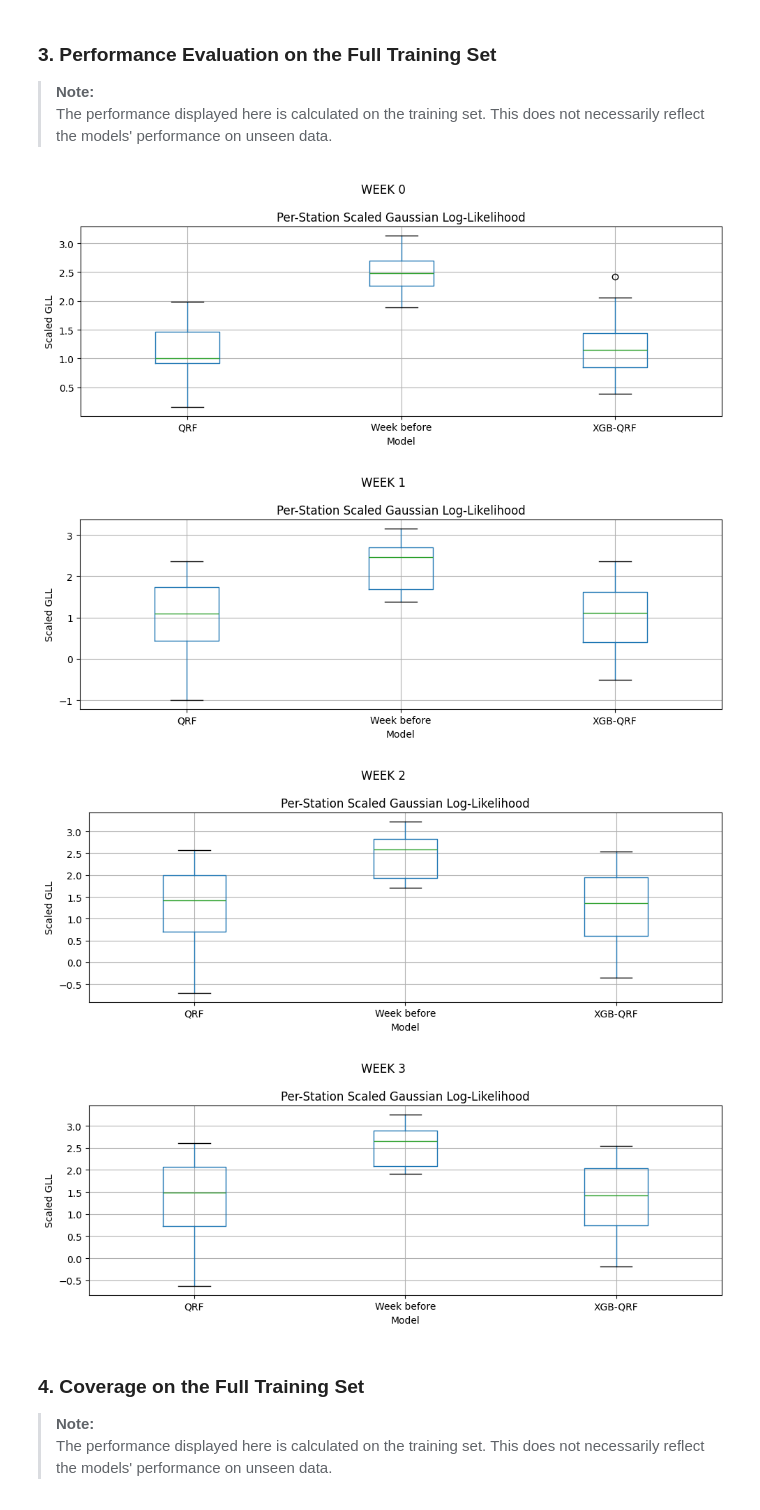
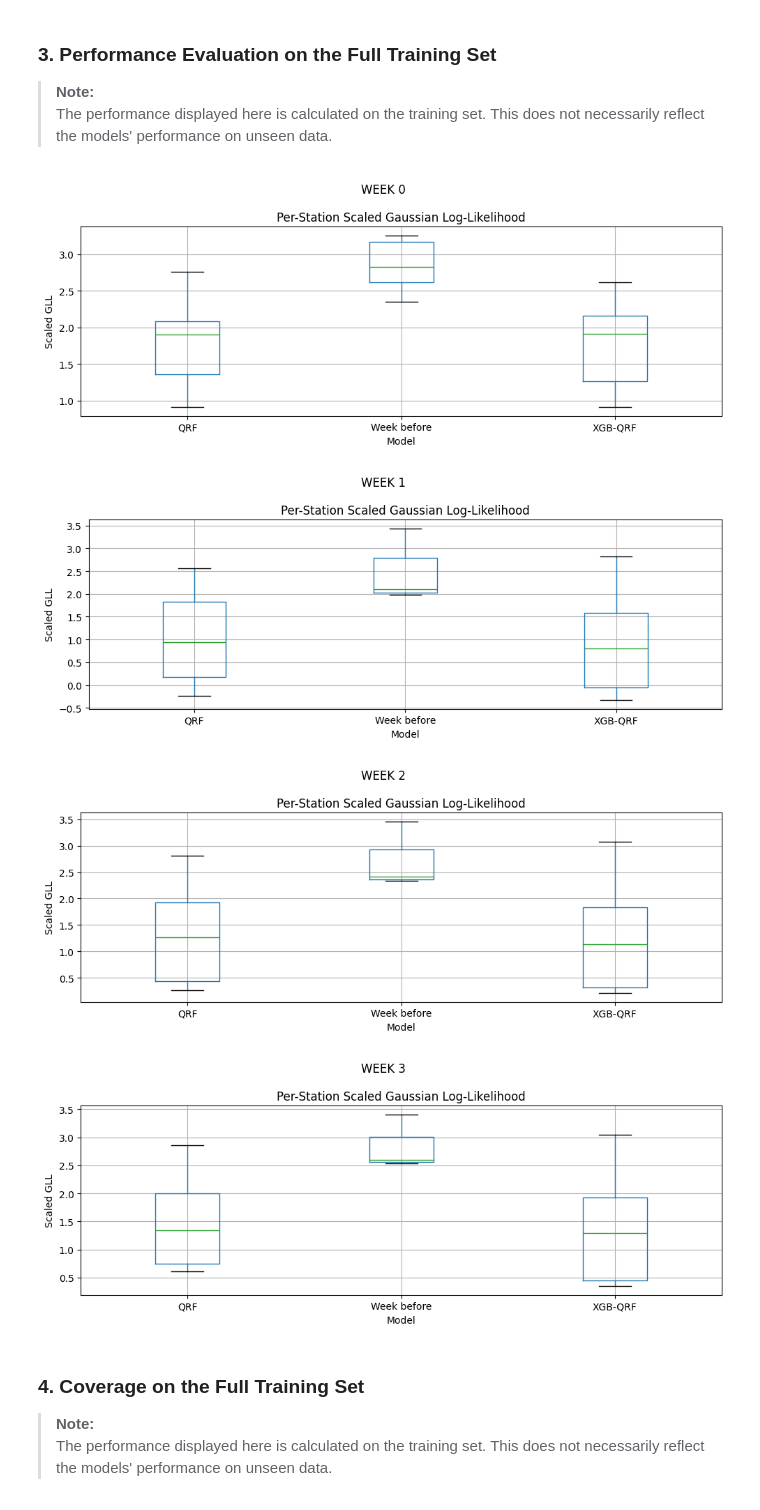
Before and after one commit to lucas066001/WaterScarcity.Hackathon, a Jupyter notebook: src/notebooks/Summary/03 - Model Training.ipynb, the cells around one changed output. Drawn from its saved outputs; the diff is of its cells as text; code cells hidden in the pictures.

```diff
--- a/src/notebooks/Summary/03 - Model Training.ipynb
+++ b/src/notebooks/Summary/03 - Model Training.ipynb
@@ -149,7 +149,7 @@ def get_y_train(df, number_of_weeks=NUMBER_OF_WEEK):
         df_copy.drop(columns=[f"water_flow_week{i+1}"], inplace=True)
     return df_copy, y_train
 # %%
-train_split, test_split, eval_split = split_dataset(
+train_split, eval_split, test_split = split_dataset(
     dataset_train, 0.75, TIME_VALIDATION
 )
 
@@ -219,14 +224,7 @@ for i in range(NUMBER_OF_WEEK):
             "gamma": 0.1,
             "colsample_bytree": 0.8,
         },
-        qrf_params={
-            "n_estimators": 130,
-            "min_samples_split": 30,
-            "min_samples_leaf": 20,
-            "max_features": None,
-            "max_depth": 30,
-            "bootstrap": True,
-        },
+        qrf_params=best_params_qrf,
         quantiles=xgb_qrf_quantiles,
     )
     xgb_qrf.fit(x_train, y_train[i], eval_set=[(x_test, y_test[i])])
@@ -254,0 +253,22 @@ Model saved to ../../../models/rm_gnv_st_pca_snow_index_cyc_enc_date_clust_index
+# %%
+import shap
+
+all_shap = pd.DataFrame()
+
+for i in range(NUMBER_OF_WEEK):
+    for idx, q in enumerate(xgb_qrf_quantiles):
+        print(f"SHAP for week {i} quantile {q}")
+        if q == 0.05 or q == 0.95:
+            print("Using QRF")
+            explainer_qrf = shap.TreeExplainer(
+                xgb_qrf_models[i].models["QRF"].estimators_[idx]
+            )
+            shap_values = explainer_qrf.shap_values(x_test)
+        else:
+            print("Using XGB")
+            explainer_xgb = shap.Explainer(xgb_qrf_models[i].models["XGB"][q].model_)
+            shap_values = explainer_xgb.shap_values(x_test)
+        shap_values = pd.DataFrame(shap_values, columns=x_test.columns)
+        shap_values["week"] = i
+        shap_values["quantile"] = q
+        all_shap = pd.concat([all_shap, shap_values], axis=0)
@@ -258,12 +315,12 @@ Model saved to ../../../models/rm_gnv_st_pca_snow_index_cyc_enc_date_clust_index
 > **Note:**
 > The performance displayed here is calculated on the training set. This does not necessarily reflect the models' performance on unseen data.
 # %%
-y_train_stations = dataset_train["station_code"].values
+y_train_stations = x_eval["station_code"].values
 
-X_train_eval = X_train.drop(columns=["station_code"])
+X_train_eval = x_eval.drop(columns=["station_code"])
 for i in range(NUMBER_OF_WEEK):
     predictions = []
-    baseline_day_before = dataset_train["water_flow_lag_1w"]
+    baseline_day_before = X_train_eval["water_flow_lag_1w"]
     predictions.append(
         {
             "model": "Week before",
@@ -289,38 +346,38 @@ for i in range(NUMBER_OF_WEEK):
             }
         )
     if "xgb_qrf" in FINAL_MODELS:
         xgb_qrf_pred = xgb_qrf_models[i].predict(X_train_eval.fillna(0))
         xgb_qrf_intervals = np.stack(
             [
                 xgb_qrf_pred[:, 0],
                 xgb_qrf_pred[:, 2],
             ],
             axis=1,
         )
         xgb_qrf_pred = xgb_qrf_pred[:, 1]
 
         predictions.append(
             {
                 "model": "XGB-QRF",
                 "prediction": xgb_qrf_pred,
                 "dataset": "train",
                 "stations": y_train_stations,
                 "prediction_interval": xgb_qrf_intervals,
             }
         )
 
     compare_models_per_station(
-        Y_train[i].values,
+        y_eval[i].values,
         predictions,
         y_train_stations,
         column_to_display="log_likelihood",
         title=f"WEEK {i}",
     )
 # %% [output]
-[figure, old version]
+[figure, new version]
-[figure, old version]
+[figure, new version]
-[figure, old version]
+[figure, new version]
-[figure, old version]
+[figure, new version]
 # %% [markdown]
 ### 4. Coverage on the Full Training Set
 
```
Also changed, not shown: parts of 11 cells of this notebook, 8 other files.
